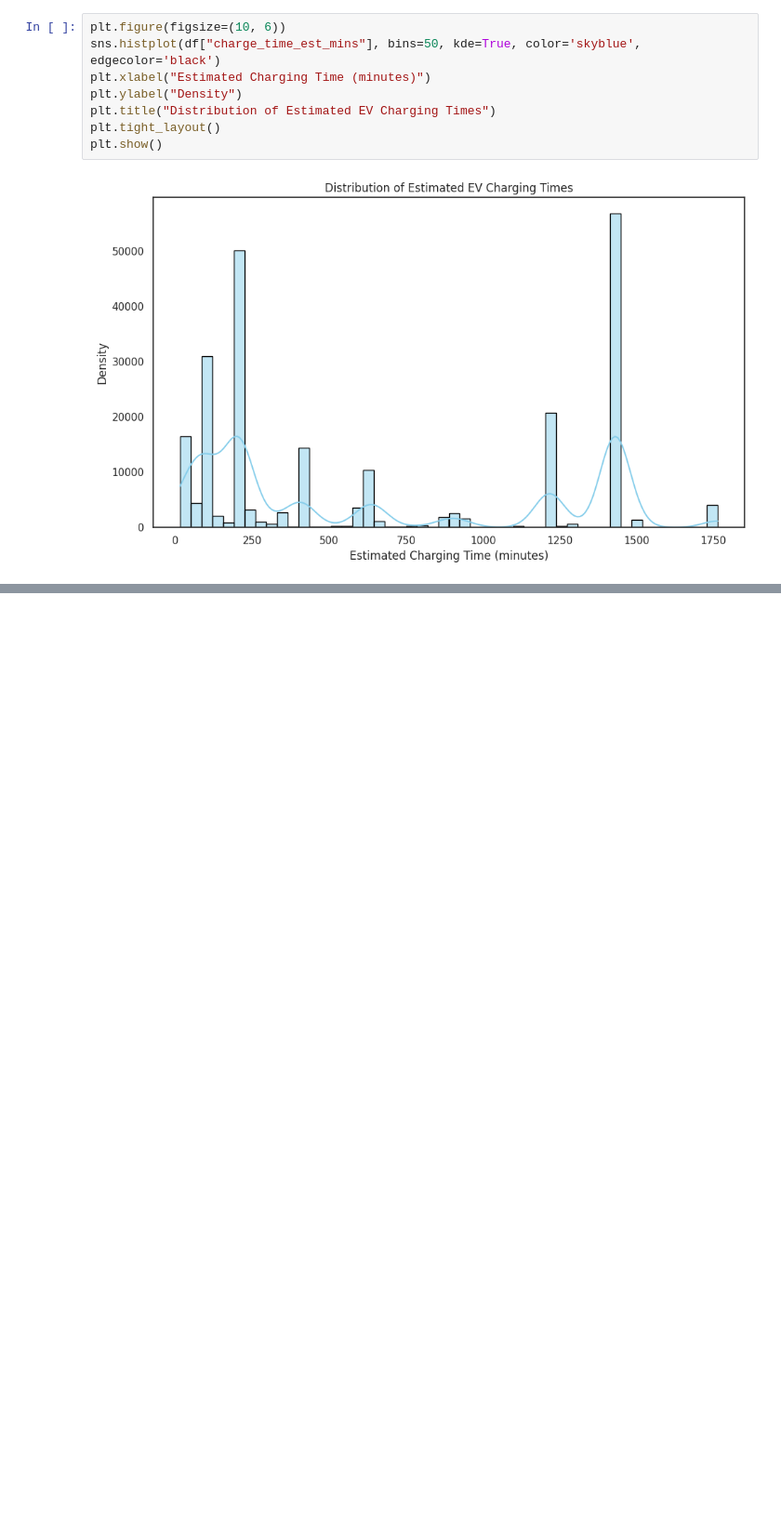
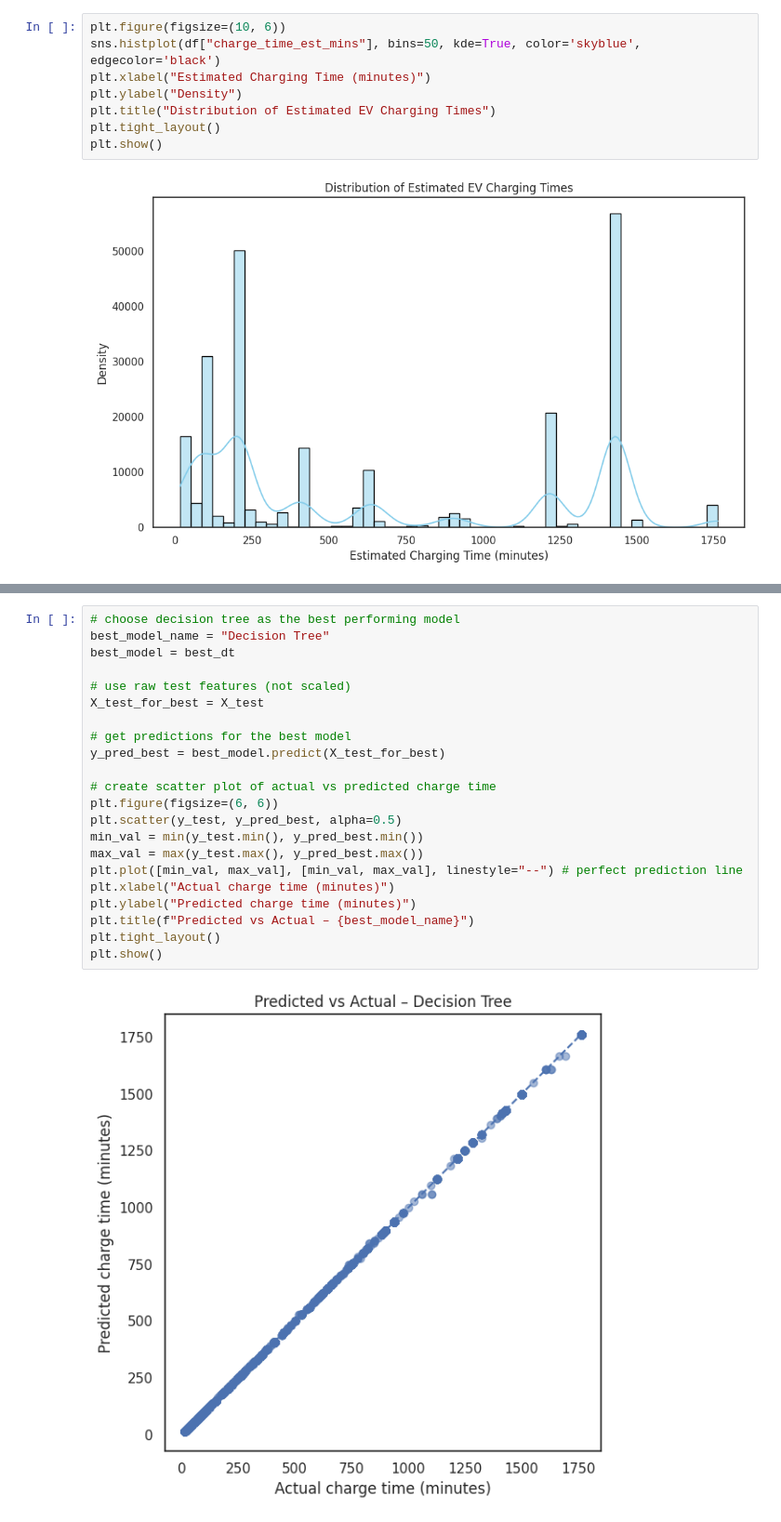
Before and after one commit to amurji22/DS3000_Final_Project, a Jupyter notebook: Final_Project_3000.ipynb, the cells around one changed output, grey strips where cells are left out. Shown at 93% size. Cells and saved outputs as stored; diff of their text form; blank space fills up the shorter version.

```diff
--- a/Final_Project_3000.ipynb
+++ b/Final_Project_3000.ipynb
@@ -963,0 +1016,24 @@ plt.show()
+# %%
+# choose decision tree as the best performing model
+best_model_name = "Decision Tree"
+best_model = best_dt
+
+# use raw test features (not scaled)
+X_test_for_best = X_test
+
+# get predictions for the best model
+y_pred_best = best_model.predict(X_test_for_best)
+
+# create scatter plot of actual vs predicted charge time
+plt.figure(figsize=(6, 6))
+plt.scatter(y_test, y_pred_best, alpha=0.5)
+min_val = min(y_test.min(), y_pred_best.min())
+max_val = max(y_test.max(), y_pred_best.max())
+plt.plot([min_val, max_val], [min_val, max_val], linestyle="--") # perfect prediction line
+plt.xlabel("Actual charge time (minutes)")
+plt.ylabel("Predicted charge time (minutes)")
+plt.title(f"Predicted vs Actual – {best_model_name}")
+plt.tight_layout()
+plt.show()
+# %% [output]
+[figure, added]
```
Also changed, not shown: parts of 9 cells of this notebook.
